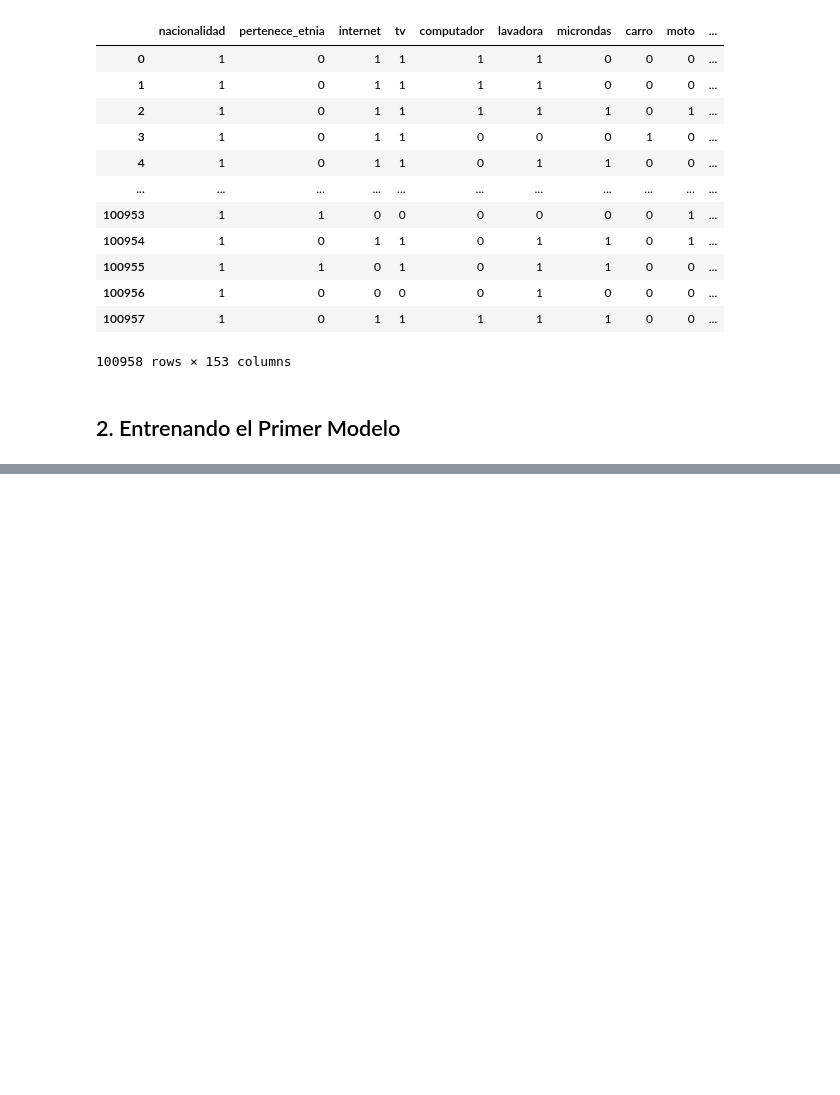
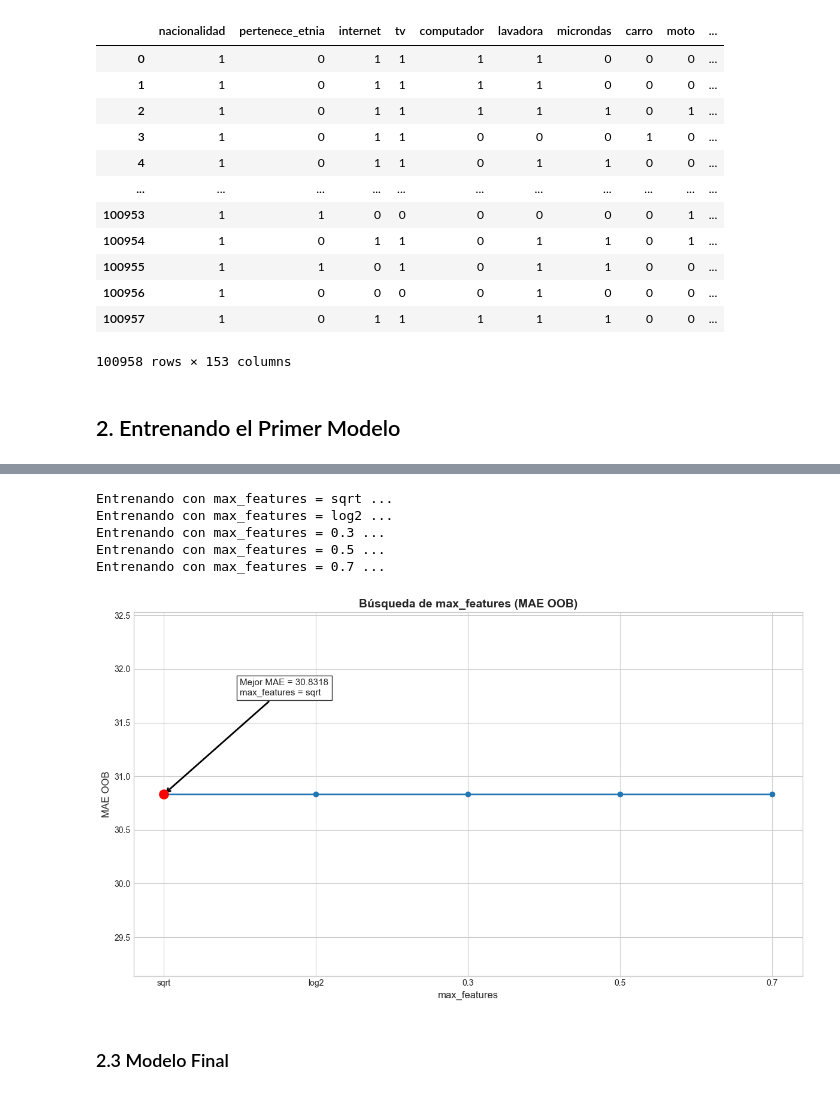
Before and after one commit to JorgeJordyJaimes/icfes-app, a Jupyter notebook: notebooks/5.modelo.ipynb, the cells around one changed output, grey strips where cells are left out. Drawn from its saved outputs; the diff is of its cells as text; code cells hidden in the pictures; blank space fills up the shorter version.

Commit message:
Modelo entrenado al completo. Se decidió usar un modelo con solo variables significativas para el modelo

```diff
--- a/notebooks/5.modelo.ipynb
+++ b/notebooks/5.modelo.ipynb
@@ -129,0 +349,75 @@ x_test
+# %%
+import numpy as np
+import matplotlib.pyplot as plt
+from sklearn.ensemble import RandomForestRegressor
+from sklearn.metrics import mean_absolute_error
+
+# ==============================
+# BÚSQUEDA DE max_features
+# ==============================
+
+max_features_lista = ["sqrt", "log2", 0.3, 0.5, 0.7]
+mae_scores = []
+
+for max_features in max_features_lista:
+    print(f"Entrenando con max_features = {max_features} ...")
+
+    bosque = RandomForestRegressor(
+        n_estimators=200,
+        max_features=20,
+        random_state=42,
+        oob_score=True,
+        bootstrap=True,
+        n_jobs=-1
+    )
+
+    bosque.fit(x_train, y_train)
+
+    # Predicciones OOB
+    oob_pred = bosque.oob_prediction_
+
+    # MAE
+    mae = mean_absolute_error(y_train, oob_pred)
+    mae_scores.append(mae)
+
+
+# ==============================
+# GRAFICAR
+# ==============================
+
+plt.figure(figsize=(12, 7))
+plt.style.use("seaborn-v0_8-whitegrid")
+
+plt.plot(max_features_lista, mae_scores, marker="o", linewidth=2)
+plt.xlabel("max_features", fontsize=12)
+plt.ylabel("MAE OOB", fontsize=12)
+plt.title("Búsqueda de max_features (MAE OOB)", fontsize=14, weight="bold")
+
+# Punto óptimo
+mejor_mae = min(mae_scores)
+mejor_maxf = max_features_lista[np.argmin(mae_scores)]
+
+# Punto resaltado
+plt.scatter(mejor_maxf, mejor_mae, color="red", s=120, zorder=5)
+
+# Flecha + texto
+plt.annotate(
+    f"Mejor MAE = {mejor_mae:.4f}\nmax_features = {mejor_maxf}",
+    xy=(mejor_maxf, mejor_mae),
+    xytext=(0.5, mejor_mae + (0.03 * mejor_mae)),
+    arrowprops=dict(arrowstyle="->", lw=2, color="black"),
+    fontsize=11,
+    bbox=dict(facecolor="white", edgecolor="black", alpha=0.8)
+)
+
+plt.tight_layout()
+plt.show()
+# %% [output]
+Entrenando con max_features = sqrt ...
+Entrenando con max_features = log2 ...
+Entrenando con max_features = 0.3 ...
+Entrenando con max_features = 0.5 ...
+Entrenando con max_features = 0.7 ...
+[figure, added]
+# %% [markdown]
+### 2.3 Modelo Final
```
Also changed, not shown: parts of 27 cells of this notebook.
